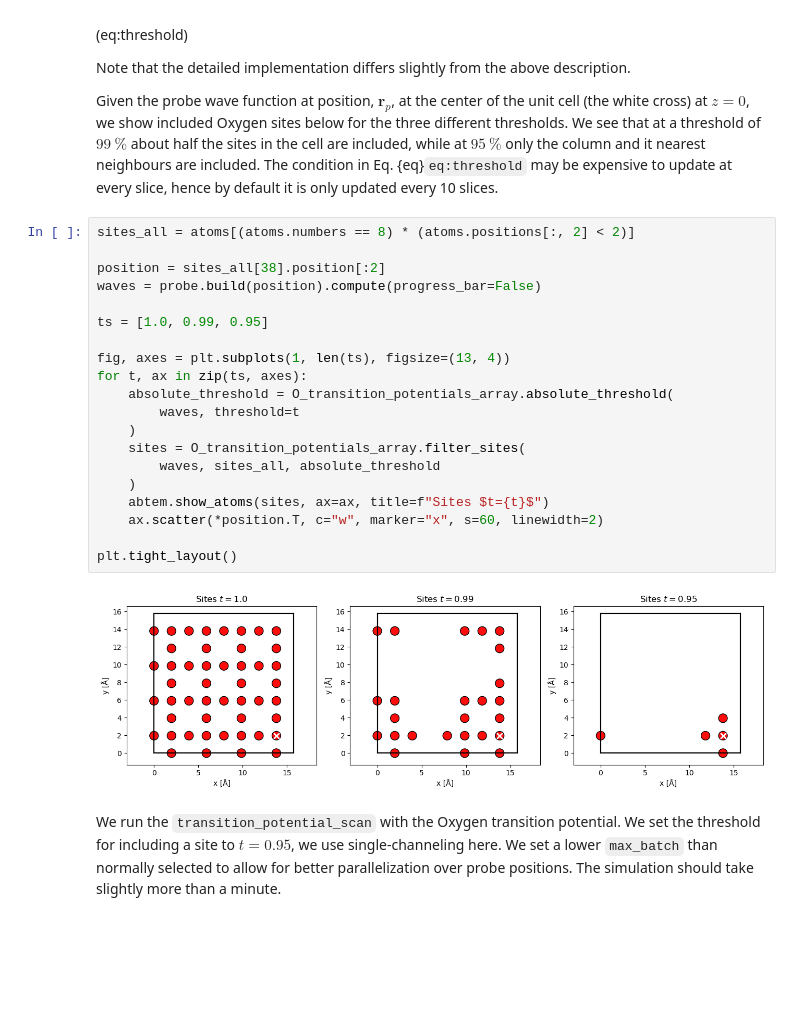
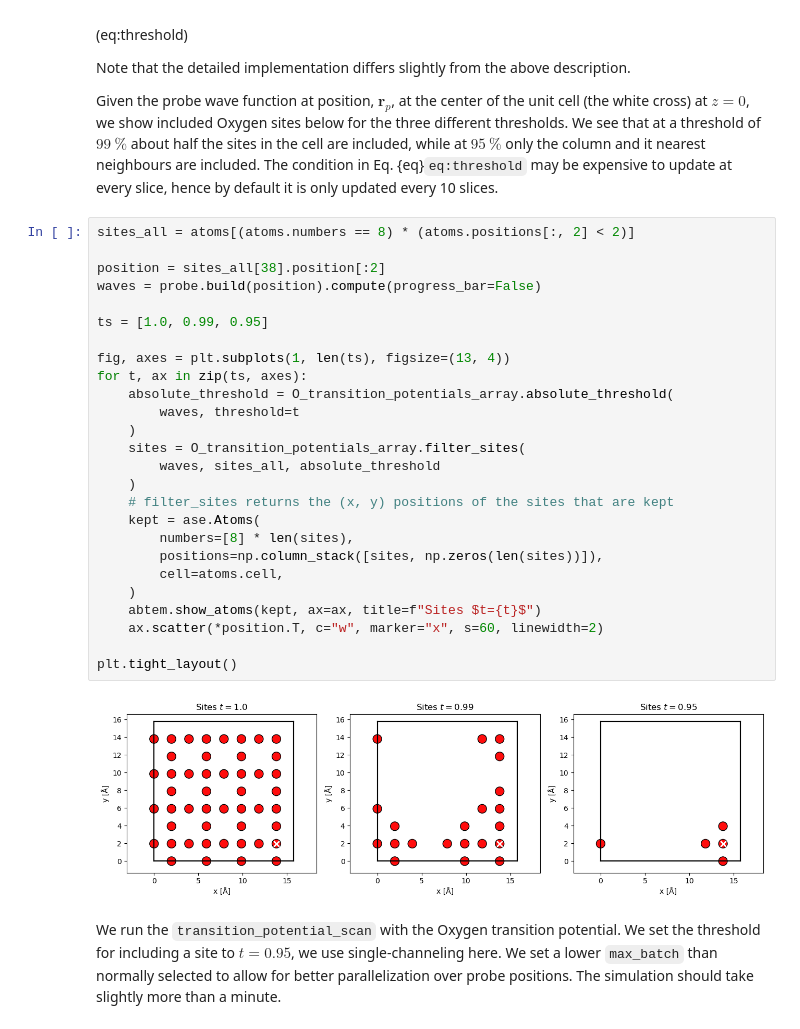
Before and after one commit to abTEM/doc, a Jupyter notebook: docs/user_guide/tutorials/core_loss.ipynb, the cells around one changed output. Drawn from its saved outputs; the diff is of its cells as text; blank space fills up the shorter version.

```diff
--- a/docs/user_guide/tutorials/core_loss.ipynb
+++ b/docs/user_guide/tutorials/core_loss.ipynb
@@ -518,25 +525,31 @@ Given the probe wave function at position, $\mathbf{r}_p$, at the center of the
 # %%
 sites_all = atoms[(atoms.numbers == 8) * (atoms.positions[:, 2] < 2)]
 
 position = sites_all[38].position[:2]
 waves = probe.build(position).compute(progress_bar=False)
 
 ts = [1.0, 0.99, 0.95]
 
 fig, axes = plt.subplots(1, len(ts), figsize=(13, 4))
 for t, ax in zip(ts, axes):
     absolute_threshold = O_transition_potentials_array.absolute_threshold(
         waves, threshold=t
     )
     sites = O_transition_potentials_array.filter_sites(
         waves, sites_all, absolute_threshold
     )
-    abtem.show_atoms(sites, ax=ax, title=f"Sites $t={t}$")
+    # filter_sites returns the (x, y) positions of the sites that are kept
+    kept = ase.Atoms(
+        numbers=[8] * len(sites),
+        positions=np.column_stack([sites, np.zeros(len(sites))]),
+        cell=atoms.cell,
+    )
+    abtem.show_atoms(kept, ax=ax, title=f"Sites $t={t}$")
     ax.scatter(*position.T, c="w", marker="x", s=60, linewidth=2)
 
 plt.tight_layout()
 # %% [output]
-[figure, old version]
+[figure, new version]
 # %% [markdown]
 We run the `transition_potential_scan` with the Oxygen transition potential. We set the threshold for including a site to $t=0.95$, we use single-channeling here. We set a lower `max_batch` than normally selected to allow for better parallelization over probe positions. The simulation should take slightly more than a minute.
 # %%
```
Also changed, not shown: parts of 12 cells of this notebook, 1 other file.
